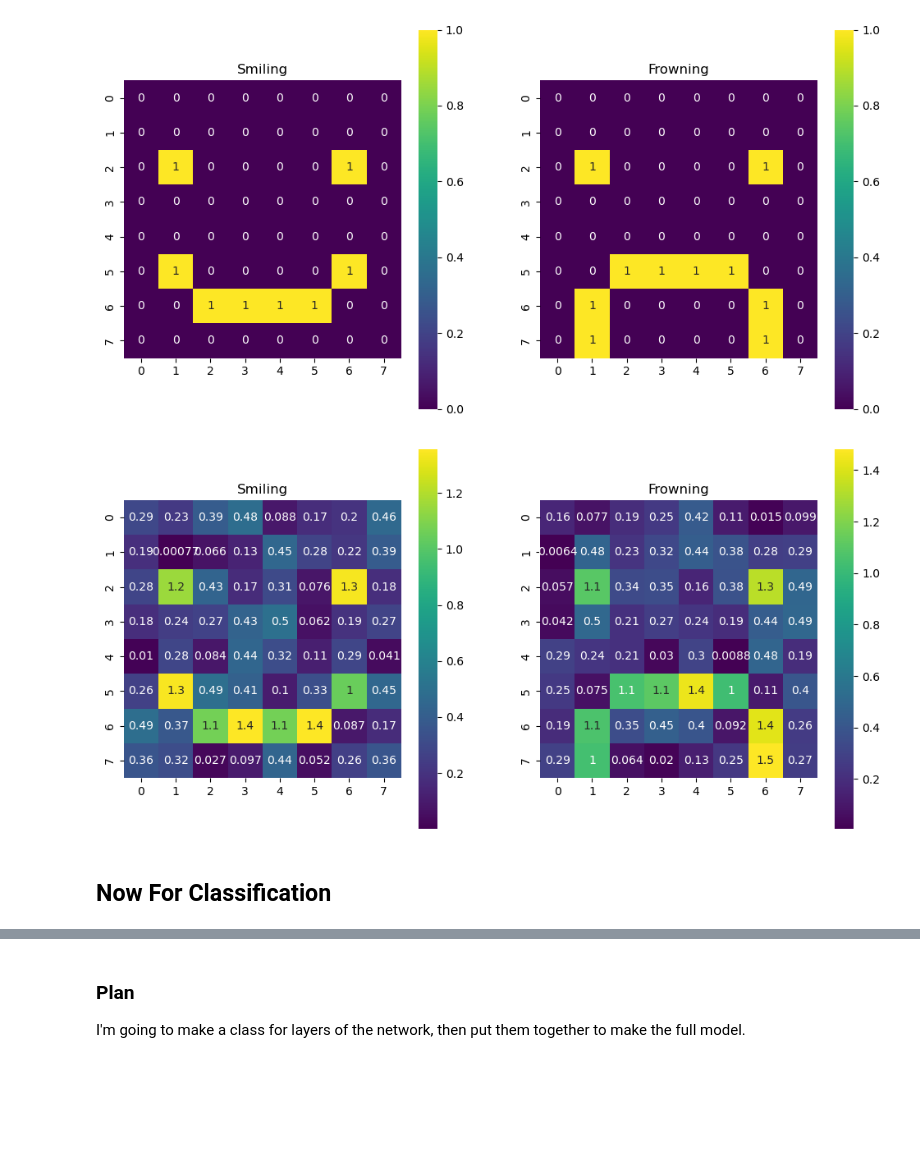
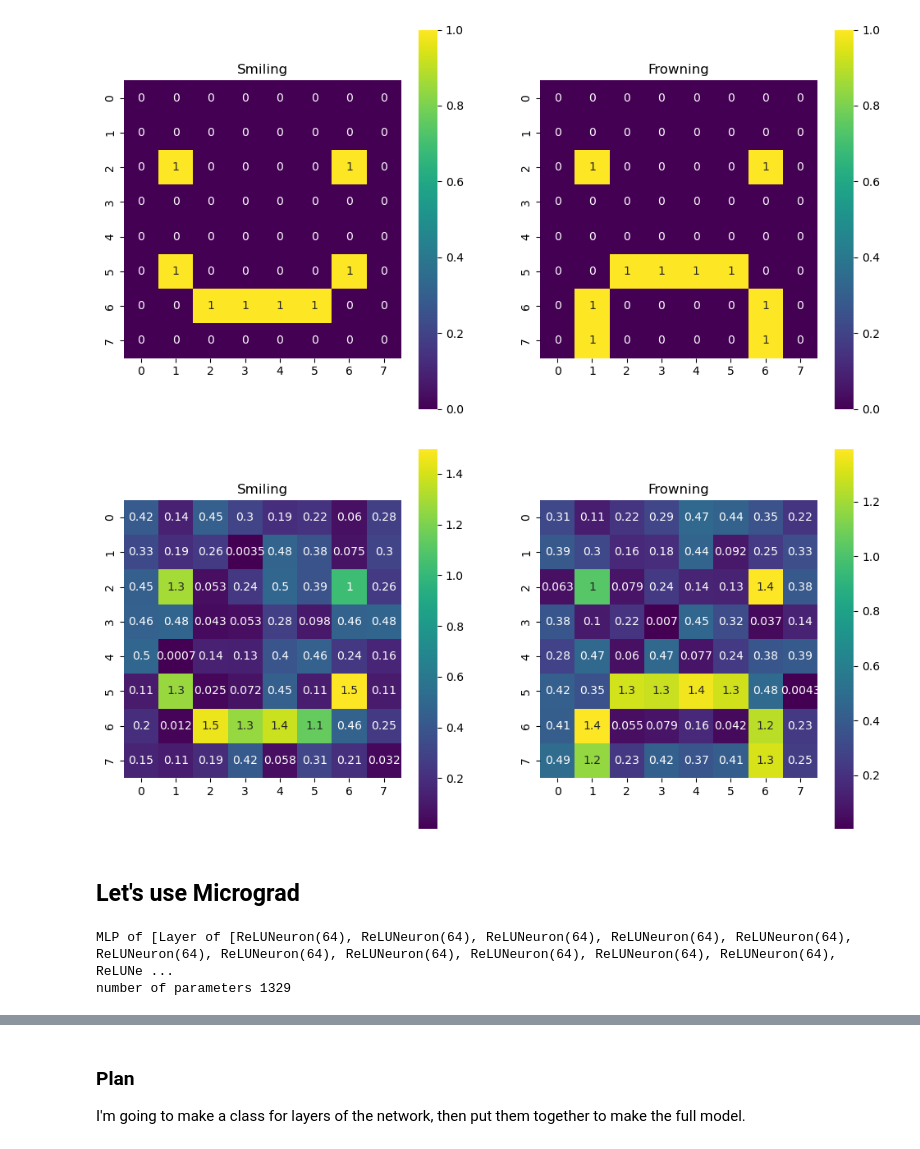
Before and after one commit to ssocolow/ml-oxford, a Jupyter notebook: w1/nn-demo.ipynb, the cells around one changed output, grey strips where cells are left out. Cells and saved outputs as stored; diff of their text form; code cells hidden in the pictures; blank space fills up the shorter version.

Commit message:
getting micrograd to solve face detect

```diff
--- a/w1/nn-demo.ipynb
+++ b/w1/nn-demo.ipynb
@@ -57,16 +57,26 @@ show2(smiling_base, frowning_base)
 [figure]
 # %%
 # create training data by adding noise to the bases
-DATA_SIZE = 200
+DATA_SIZE = 400
 
-training_smiles = np.random.rand(DATA_SIZE, 8, 8) * 0.5 + smiling_base
-training_frowns = np.random.rand(DATA_SIZE, 8, 8) * 0.5 + frowning_base
+training_smiles = np.random.rand(int(DATA_SIZE * 0.8), 8, 8) * 0.5 + smiling_base
+training_frowns = np.random.rand(int(DATA_SIZE * 0.8), 8, 8) * 0.5 + frowning_base
 
-test_smiles = np.random.rand(DATA_SIZE, 8, 8) * 0.5 + smiling_base
-test_frowns = np.random.rand(DATA_SIZE, 8, 8) * 0.5 + frowning_base
+test_smiles = np.random.rand(int(DATA_SIZE * 0.2), 8, 8) * 0.5 + smiling_base
+test_frowns = np.random.rand(int(DATA_SIZE * 0.2), 8, 8) * 0.5 + frowning_base
 
 show2(training_smiles[0], training_frowns[0])
 # %% [output]
-[figure, old version]
+[figure, new version]
-# %% [markdown]
-## Now For Classification
+# %% [markdown]
+## Let's use Micrograd
+# %%
+# lets use micrograd
+import nn
+# initialize a model
+model = nn.MLP(8*8, [16, 16, 1])
+print(model)
+print("number of parameters", len(model.parameters()))
+# %% [output]
+MLP of [Layer of [ReLUNeuron(64), ReLUNeuron(64), ReLUNeuron(64), ReLUNeuron(64), ReLUNeuron(64), ReLUNeuron(64), ReLUNeuron(64), ReLUNeuron(64), ReLUNeuron(64), ReLUNeuron(64), ReLUNeuron(64), ReLUNe ...
+number of parameters 1329
```
Also changed, not shown: parts of 5 cells of this notebook, 5 other files.
